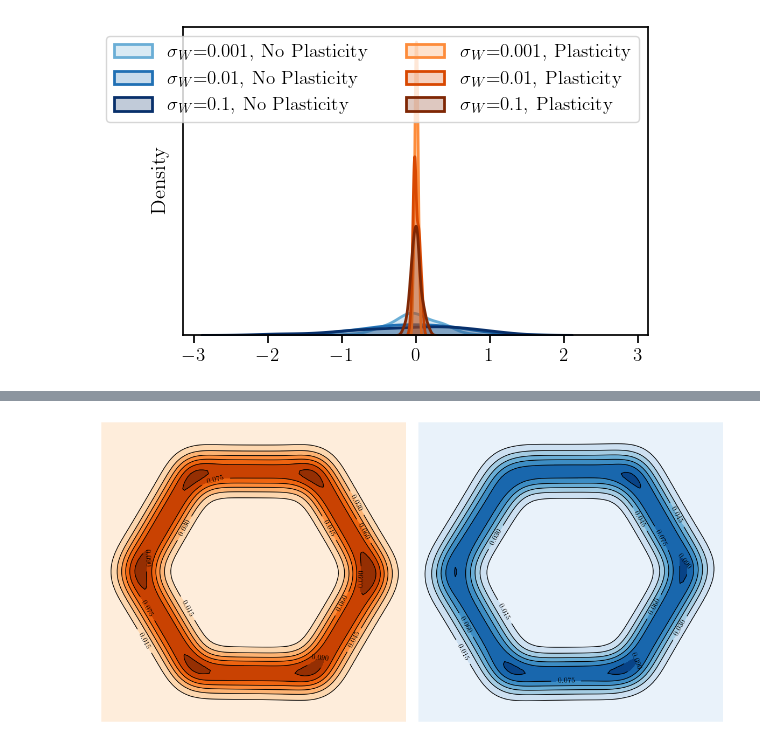
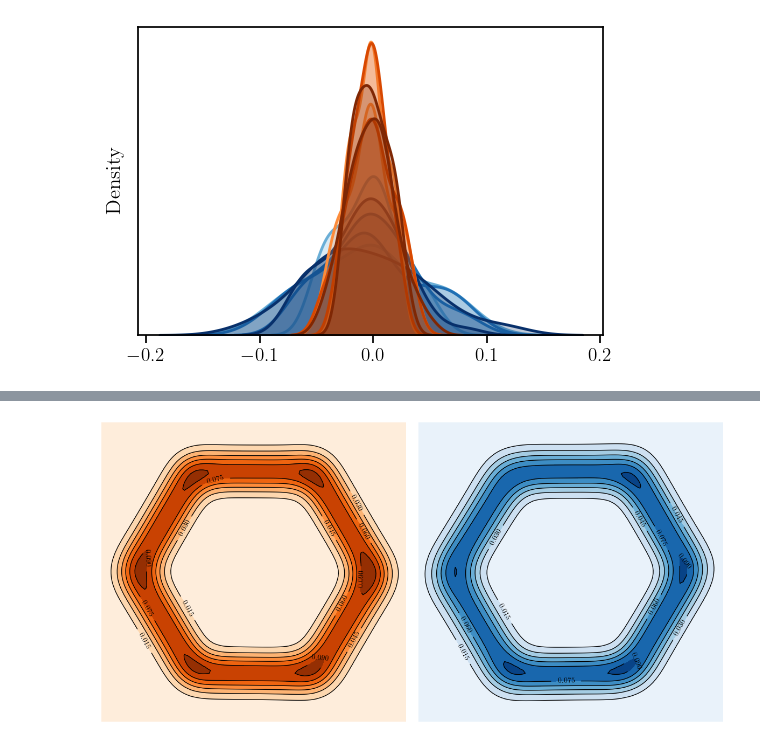
Before and after one commit to Asagodi/topological_diversity, a Jupyter notebook: Stability/homeostasis/plasticity.ipynb, the cells around one changed output, grey strips where cells are left out. Drawn from its saved outputs; the diff is of its cells as text; code cells hidden in the pictures.

Commit message:
global vs local learning experiments

```diff
--- a/Stability/homeostasis/plasticity.ipynb
+++ b/Stability/homeostasis/plasticity.ipynb
@@ -158,15 +263,18 @@ transfer_function, v_in = ReLU, v_zero
 W_sym = get_noorman_symmetric_weights(N, J_I, J_E)
 W_asym = get_noorman_asymmetric_weights(N)
 
-maxT, tsteps = 5, 51
+maxT, tsteps = 50, 501
 t = np.linspace(0, maxT, tsteps)
 
 y0 = np.random.uniform(0,1,N)
 sol = solve_ivp(noorman_ode, y0=y0,  t_span=[0,maxT], args=tuple([tau, transfer_function, W_sym, W_asym, c_ff, N, v_in]),dense_output=True)
 m = np.max(sol.sol(t))
 corners = get_corners(N, m)
-bump_step_size = .2
+bump_step_size = .01
 side_bumps = get_bumps_along_oneside_ring(N, m, corners, step_size=bump_step_size)
 all_bumps = get_all_bumps(N, side_bumps)
+pca = sklearn.decomposition.PCA(n_components=2)
+X_proj2 = pca.fit_transform(all_bumps.reshape(-1, N))
+corners_proj2 = pca.transform(corners)
 all_bumps.shape
 # %% [output]
@@ -202,0 +386,12 @@ KeyboardInterrupt:
+# %%
+bump_step_size = .1
+side_bumps = get_bumps_along_oneside_ring(N, m, corners, step_size=bump_step_size)
+all_bumps = get_all_bumps(N, side_bumps)
+
+W_global_after = weights_global[0,-1,:].reshape(N,N)
+after_global_sols = simulate_noorman_from_y0s(all_bumps[:].T, W_global_after, W_asym, c_ff=1, maxT=maxT, tsteps=tsteps)
+after_global_sols_proj2 = pca.transform(after_global_sols.reshape(-1, N)).reshape(after_global_sols.shape[0], after_global_sols.shape[1], 2)
+
+W_local_after = weights_local[0,-1,:].reshape(N,N)
+after_local_sols = simulate_noorman_from_y0s(all_bumps[:].T, W_local_after, W_asym, c_ff=1, maxT=maxT, tsteps=tsteps)
+after_local_sols_proj2 = pca.transform(after_local_sols.reshape(-1, N)).reshape(after_local_sols.shape[0], after_local_sols.shape[1], 2)
@@ -208,51 +440,54 @@ import seaborn as sns
 import matplotlib.patches as mpatches
 
 # Assuming scalar_sigma_W_values and lambda_W_values are lists and df is your DataFrame
 
 # Create the plot
 fig, ax1 = plt.subplots(1, 1, figsize=(6, 4))
 
 # Define colormaps for plasticity and no plasticity
 color_map_plast = plt.cm.Oranges(np.linspace(0.5, 1, len(scalar_sigma_W_values)))  # Warmer colors for plasticity
 color_map_noplast = plt.cm.Blues(np.linspace(0.5, 1, len(scalar_sigma_W_values)))  # Cooler colors for no plasticity
 
 legend_patches_plasticity = []  # Store legend patches for plasticity
 legend_patches_noplasticity = []  # Store legend patches for no plasticity
 
 # Loop over lambda_W values
+vel_constant = 0
 for lambda_W in lambda_W_values:
     color_map = color_map_noplast if lambda_W == 0 else color_map_plast
 
     for i, scalar_sigma_W in enumerate(sorted(scalar_sigma_W_values)):
-        df_ = df[(df['scalar_sigma_W'] == scalar_sigma_W) &
-                 (df['lambda_W'] == lambda_W) &
-                 (df['vel_constant'] == 0)]  # No input condition
+        for tau_W in tau_W_values:
+            df_ = df[(df['scalar_sigma_W'] == scalar_sigma_W) &
+                    (df['lambda_W'] == lambda_W) &
+                    (df['vel_constant'] == vel_constant) &
+                    (df['tau_W'] == tau_W)]  # No input condition
 
-        if df_.empty:
-            continue  # Skip if no data
+            if df_.empty:
+                continue  # Skip if no data
 
-        array = df_.iloc[0]["xt"]
-        final_angles = convert_to_angle(array, all_bumps, pca)[:,-1]
+            array = df_.iloc[0]["xt"]
+            final_angles = convert_to_angle(array, all_bumps, pca)[:,-1] # - vel_constant*t[-1]/4
 
-        color = color_map[i]  # Select color based on index
+            color = color_map[i]  # Select color based on index
 
-        label = f"$\sigma_W$={scalar_sigma_W}, " + ("Plasticity" if lambda_W == 1 else "No Plasticity")
+            label = f"$\sigma_W$={scalar_sigma_W}, " + ("Plasticity" if lambda_W == 1 else "No Plasticity")
 
-        sns.kdeplot(x=final_angles, ax=ax1, color=color, label=label, fill=True, linewidth=2)
+            sns.kdeplot(x=final_angles, ax=ax1, color=color, label=label, fill=True, linewidth=2)
 
-        # Store for the legend
-        patch = mpatches.Patch(color=color, label=f"$\sigma_W$={scalar_sigma_W}")
-        if lambda_W == 1:
-            legend_patches_plasticity.append(patch)
-        else:
-            legend_patches_noplasticity.append(patch)
+            # Store for the legend
+            patch = mpatches.Patch(color=color, label=f"$\sigma_W$={scalar_sigma_W}")
+            if lambda_W == 1:
+                legend_patches_plasticity.append(patch)
+            else:
+                legend_patches_noplasticity.append(patch)
 
 # Show the main plot
-ax1.legend(ncol=2)
+#ax1.legend(ncol=2)
 ax1.set_yticks([])
-ax1.set_xlim(-np.pi, np.pi)
-plt.savefig(f'{output_path}/noise_levels.png', bbox_inches='tight', dpi=500)
-plt.savefig(f'{output_path}/noise_levels.pdf', bbox_inches='tight', dpi=500)
+#ax1.set_xlim(-np.pi, np.pi)
+# plt.savefig(f'{output_path}/noise_levels.png', bbox_inches='tight', dpi=500)
+# plt.savefig(f'{output_path}/noise_levels.pdf', bbox_inches='tight', dpi=500)
 plt.show()
 # %% [output]
-[figure, old version]
+[figure, new version]
```
Also changed, not shown: parts of 23 cells of this notebook.
